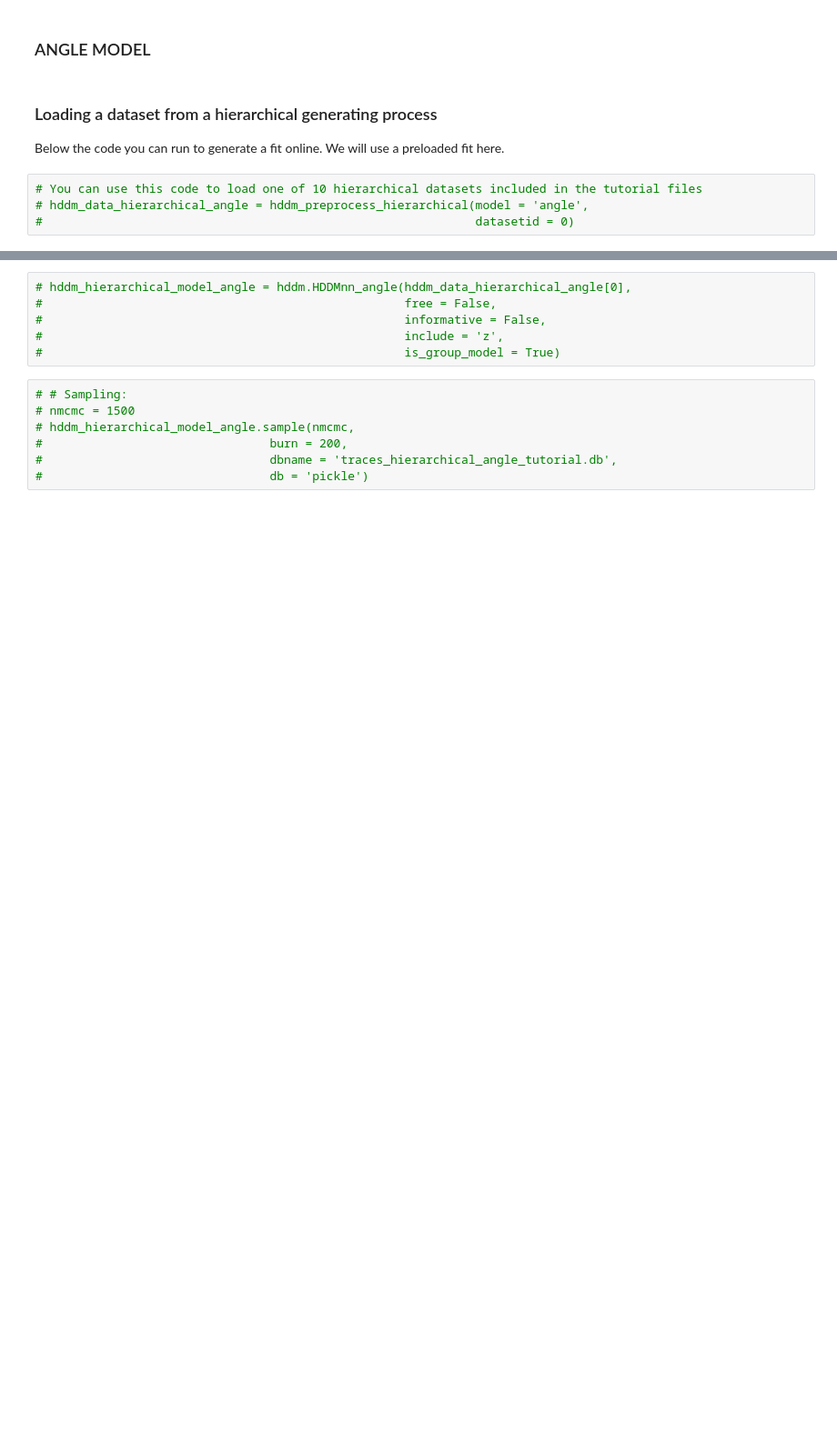
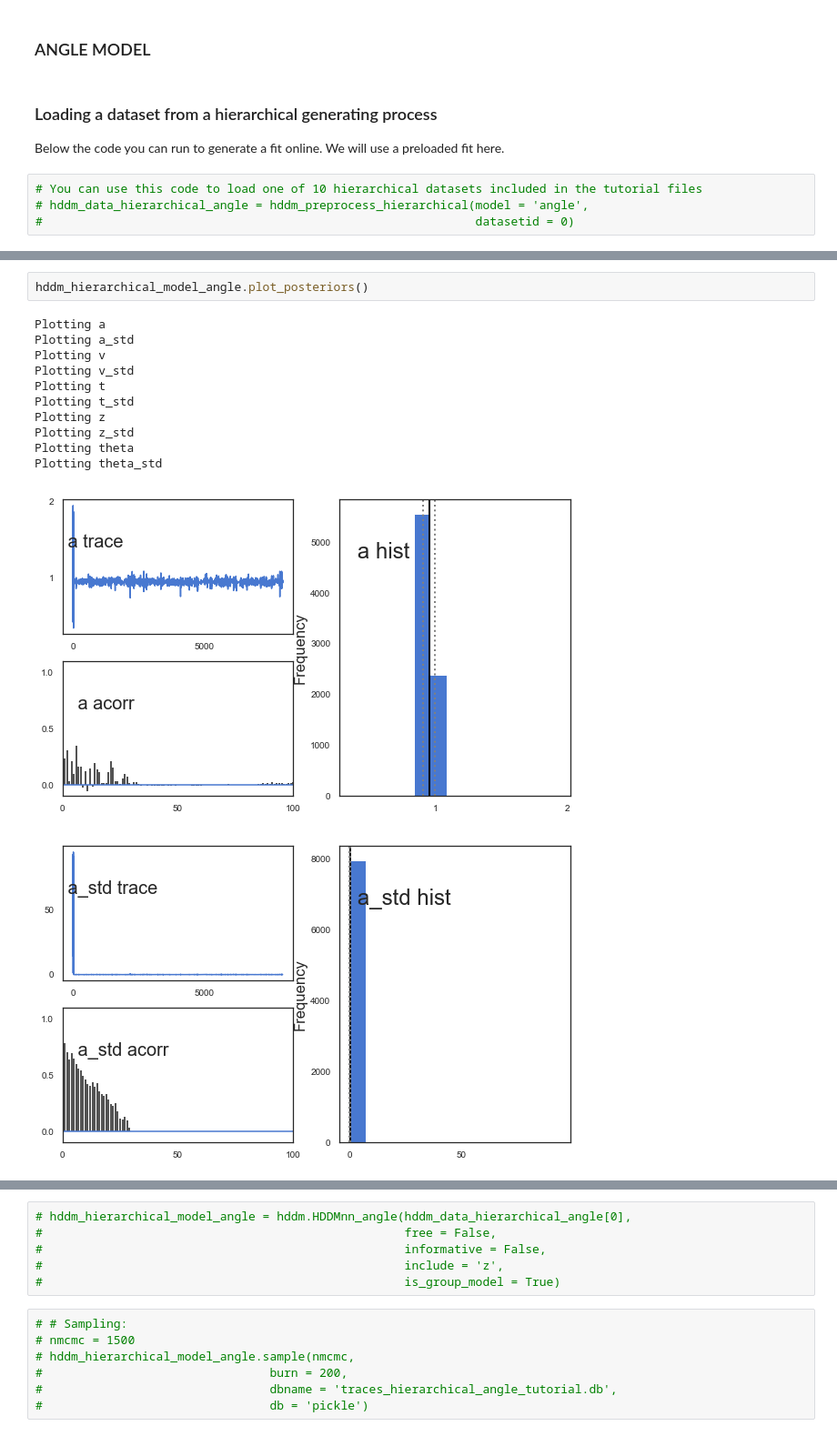
Before and after one commit to AlexanderFengler/hddmnn_tutorial, a Jupyter notebook: hddmnn_tutorial.ipynb, the cells around one changed output, grey strips where cells are left out. Shown at 91% size. Cells and saved outputs as stored; diff of their text form; blank space fills up the shorter version.

```diff
--- a/hddmnn_tutorial.ipynb
+++ b/hddmnn_tutorial.ipynb
@@ -551,0 +605,15 @@ Below the code you can run to generate a fit online. We will use a preloaded fit
+# %%
+hddm_hierarchical_model_angle.plot_posteriors()
+# %% [output]
+Plotting a
+Plotting a_std
+Plotting v
+Plotting v_std
+Plotting t
+Plotting t_std
+Plotting z
+Plotting z_std
+Plotting theta
+Plotting theta_std
+[figure, added]
+[figure, added]
```
Also changed, not shown: parts of 17 cells of this notebook, 7 other files.
